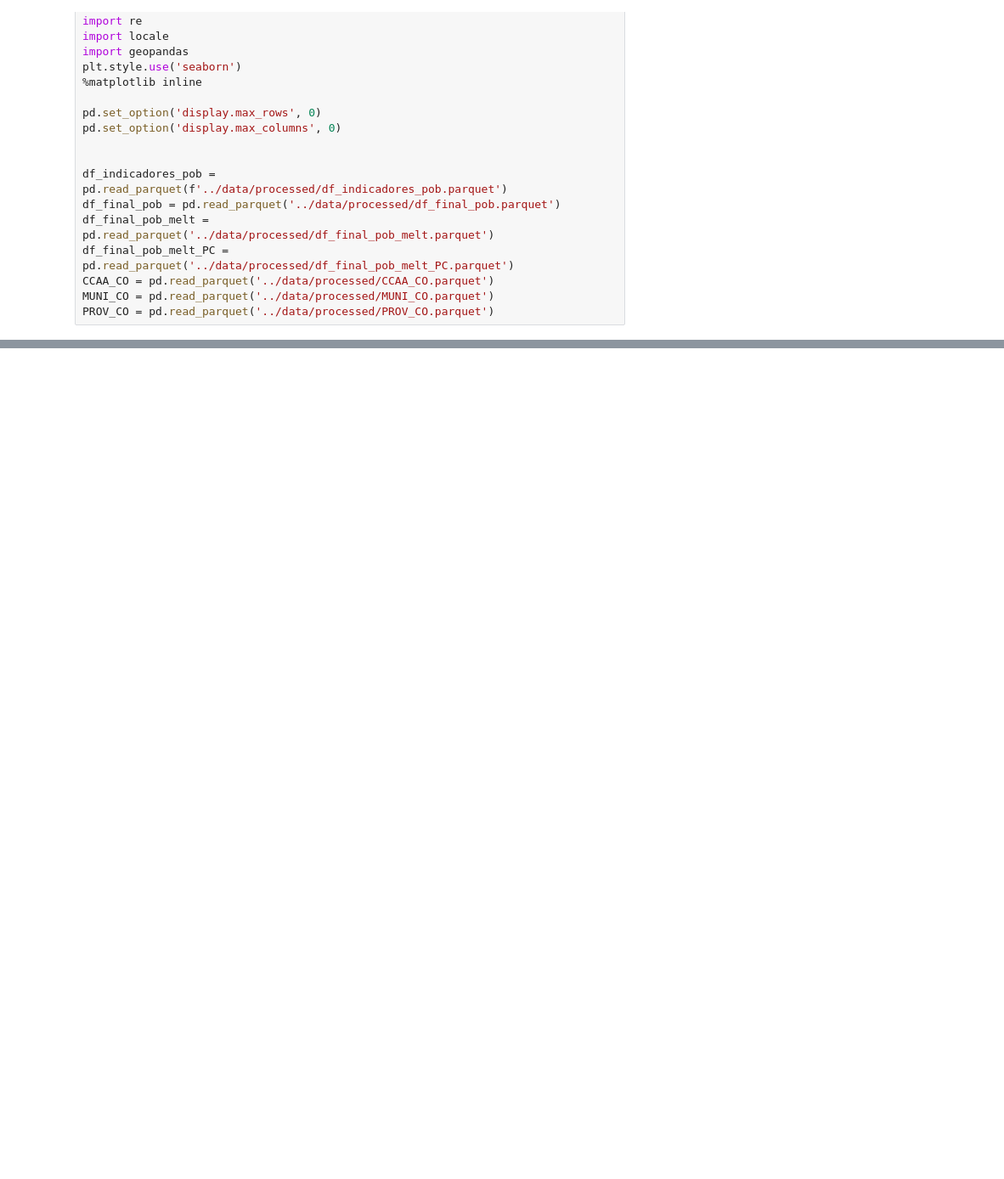
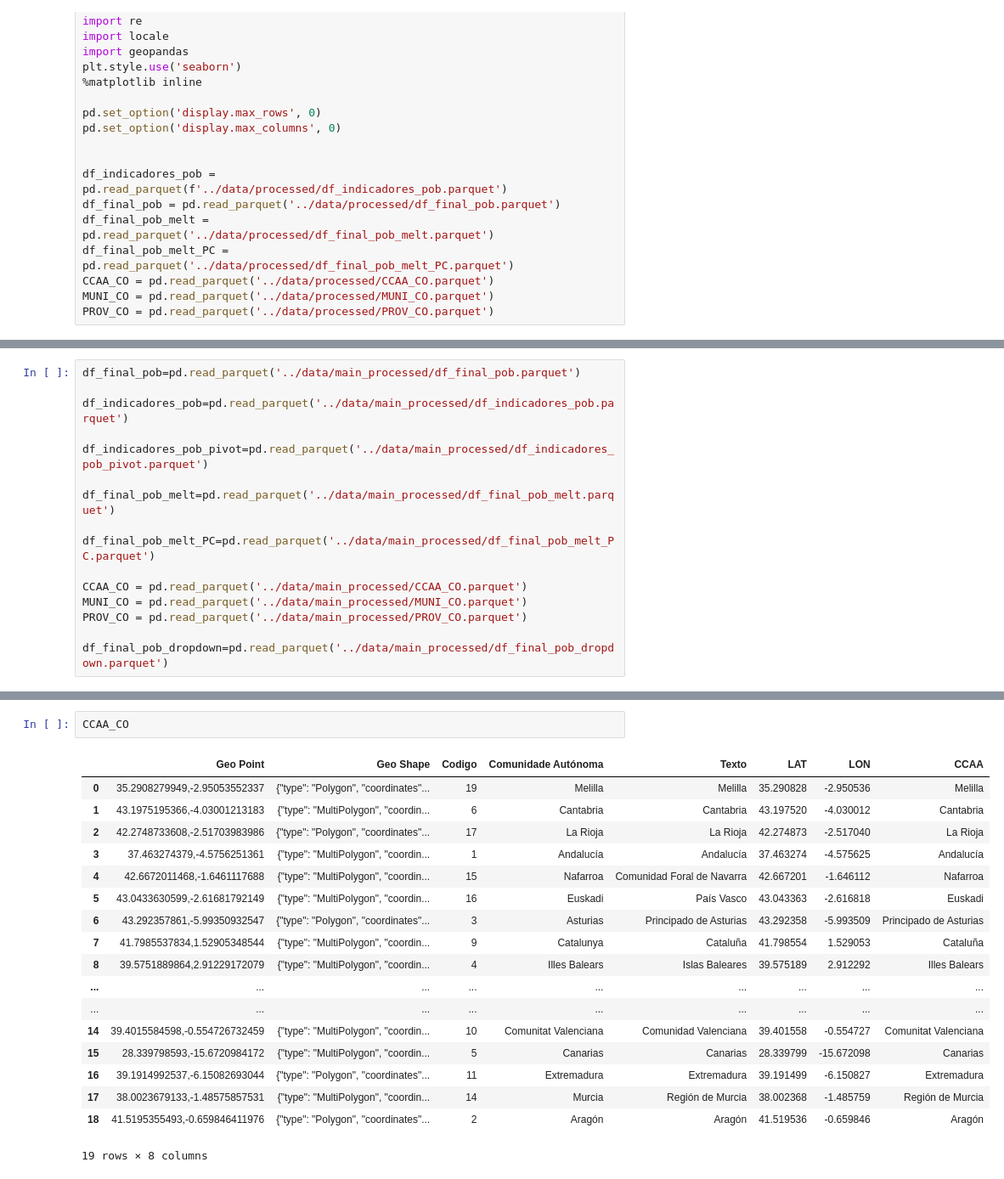
Before and after one commit to carpiero/DataTown, a Jupyter notebook: notebooks/Notebook_004.ipynb, the cells around one changed output, grey strips where cells are left out. Shown: that part at 85% size. Cells and saved outputs as stored; diff of their text form; blank space fills up the shorter version.

```diff
--- a/notebooks/Notebook_004.ipynb
+++ b/notebooks/Notebook_004.ipynb
@@ -158,0 +26,16 @@ dtype: int64
+# %%
+df_final_pob=pd.read_parquet('../data/main_processed/df_final_pob.parquet')
+
+df_indicadores_pob=pd.read_parquet('../data/main_processed/df_indicadores_pob.parquet')
+
+df_indicadores_pob_pivot=pd.read_parquet('../data/main_processed/df_indicadores_pob_pivot.parquet')
+
+df_final_pob_melt=pd.read_parquet('../data/main_processed/df_final_pob_melt.parquet')
+
+df_final_pob_melt_PC=pd.read_parquet('../data/main_processed/df_final_pob_melt_PC.parquet')
+
+CCAA_CO = pd.read_parquet('../data/main_processed/CCAA_CO.parquet')
+MUNI_CO = pd.read_parquet('../data/main_processed/MUNI_CO.parquet')
+PROV_CO = pd.read_parquet('../data/main_processed/PROV_CO.parquet')
+
+df_final_pob_dropdown=pd.read_parquet('../data/main_processed/df_final_pob_dropdown.parquet')
@@ -158,0 +169,21 @@ dtype: int64
+# %%
+CCAA_CO
+# %% [output]
+|  | Geo Point | Geo Shape | Codigo | Comunidade Autónoma | Texto | LAT | LON | CCAA |
+| 0 | 35.2908279949,-2.95053552337 | {"type": "Polygon", "coordinates"... | 19 | Melilla | Melilla | 35.290828 | -2.950536 | Melilla |
+| 1 | 43.1975195366,-4.03001213183 | {"type": "MultiPolygon", "coordin... | 6 | Cantabria | Cantabria | 43.197520 | -4.030012 | Cantabria |
+| 2 | 42.2748733608,-2.51703983986 | {"type": "Polygon", "coordinates"... | 17 | La Rioja | La Rioja | 42.274873 | -2.517040 | La Rioja |
+| 3 | 37.463274379,-4.5756251361 | {"type": "MultiPolygon", "coordin... | 1 | Andalucía | Andalucía | 37.463274 | -4.575625 | Andalucía |
+| 4 | 42.6672011468,-1.6461117688 | {"type": "MultiPolygon", "coordin... | 15 | Nafarroa | Comunidad Foral de Navarra | 42.667201 | -1.646112 | Nafarroa |
+| 5 | 43.0433630599,-2.61681792149 | {"type": "MultiPolygon", "coordin... | 16 | Euskadi | País Vasco | 43.043363 | -2.616818 | Euskadi |
+| 6 | 43.292357861,-5.99350932547 | {"type": "Polygon", "coordinates"... | 3 | Asturias | Principado de Asturias | 43.292358 | -5.993509 | Principado de Asturias |
+| 7 | 41.7985537834,1.52905348544 | {"type": "MultiPolygon", "coordin... | 9 | Catalunya | Cataluña | 41.798554 | 1.529053 | Cataluña |
+| 8 | 39.5751889864,2.91229172079 | {"type": "MultiPolygon", "coordin... | 4 | Illes Balears | Islas Baleares | 39.575189 | 2.912292 | Illes Balears |
+| ... | ... | ... | ... | ... | ... | ... | ... | ... |
+| ... | ... | ... | ... | ... | ... | ... | ... | ... |
+| 14 | 39.4015584598,-0.554726732459 | {"type": "MultiPolygon", "coordin... | 10 | Comunitat Valenciana | Comunidad Valenciana | 39.401558 | -0.554727 | Comunitat Valenciana |
+| 15 | 28.339798593,-15.6720984172 | {"type": "MultiPolygon", "coordin... | 5 | Canarias | Canarias | 28.339799 | -15.672098 | Canarias |
+| 16 | 39.1914992537,-6.15082693044 | {"type": "Polygon", "coordinates"... | 11 | Extremadura | Extremadura | 39.191499 | -6.150827 | Extremadura |
+| 17 | 38.0023679133,-1.48575857531 | {"type": "MultiPolygon", "coordin... | 14 | Murcia | Región de Murcia | 38.002368 | -1.485759 | Región de Murcia |
+| 18 | 41.5195355493,-0.659846411976 | {"type": "Polygon", "coordinates"... | 2 | Aragón | Aragón | 41.519536 | -0.659846 | Aragón |
+19 rows × 8 columns
```
Also changed, not shown: parts of 26 cells of this notebook, 34 other files.
